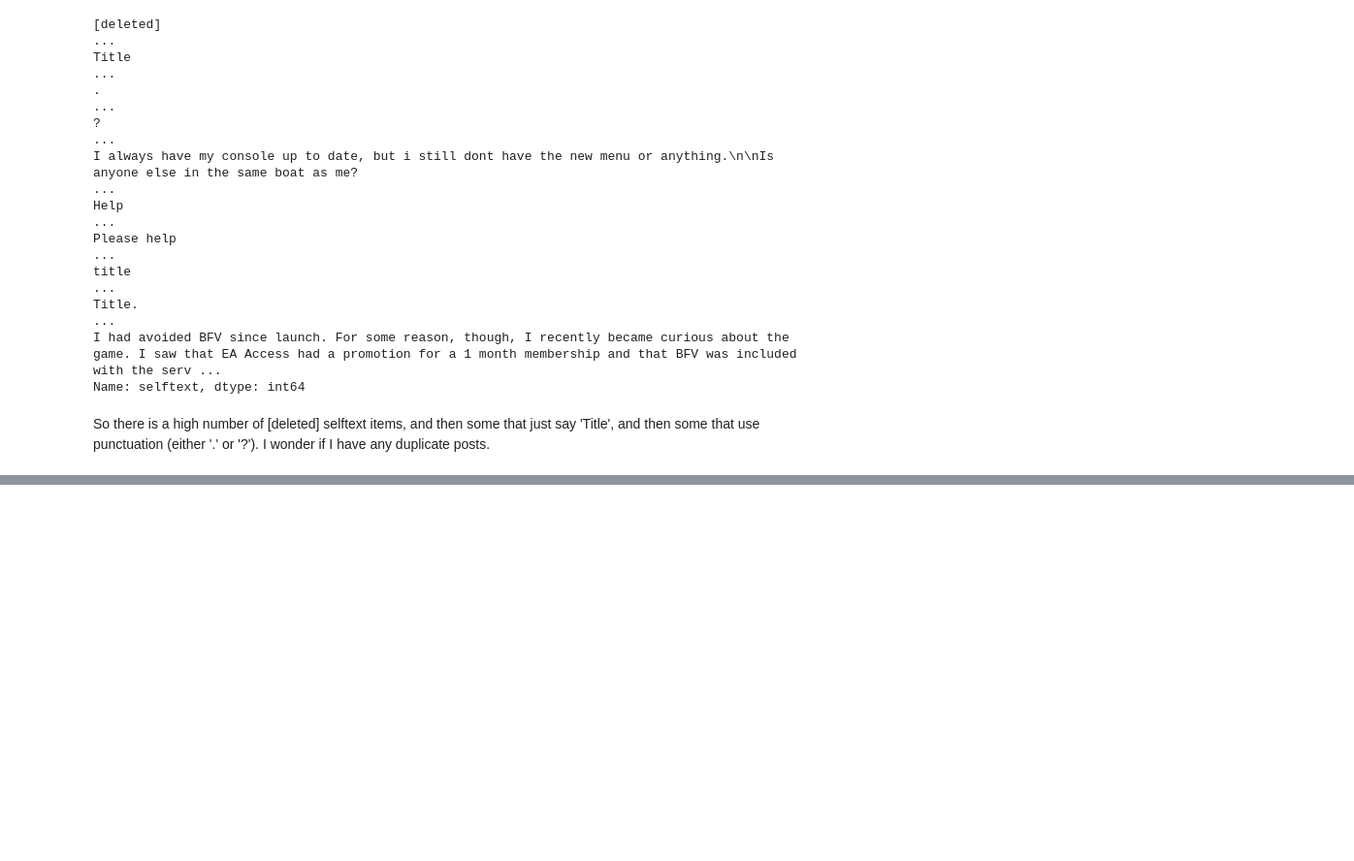
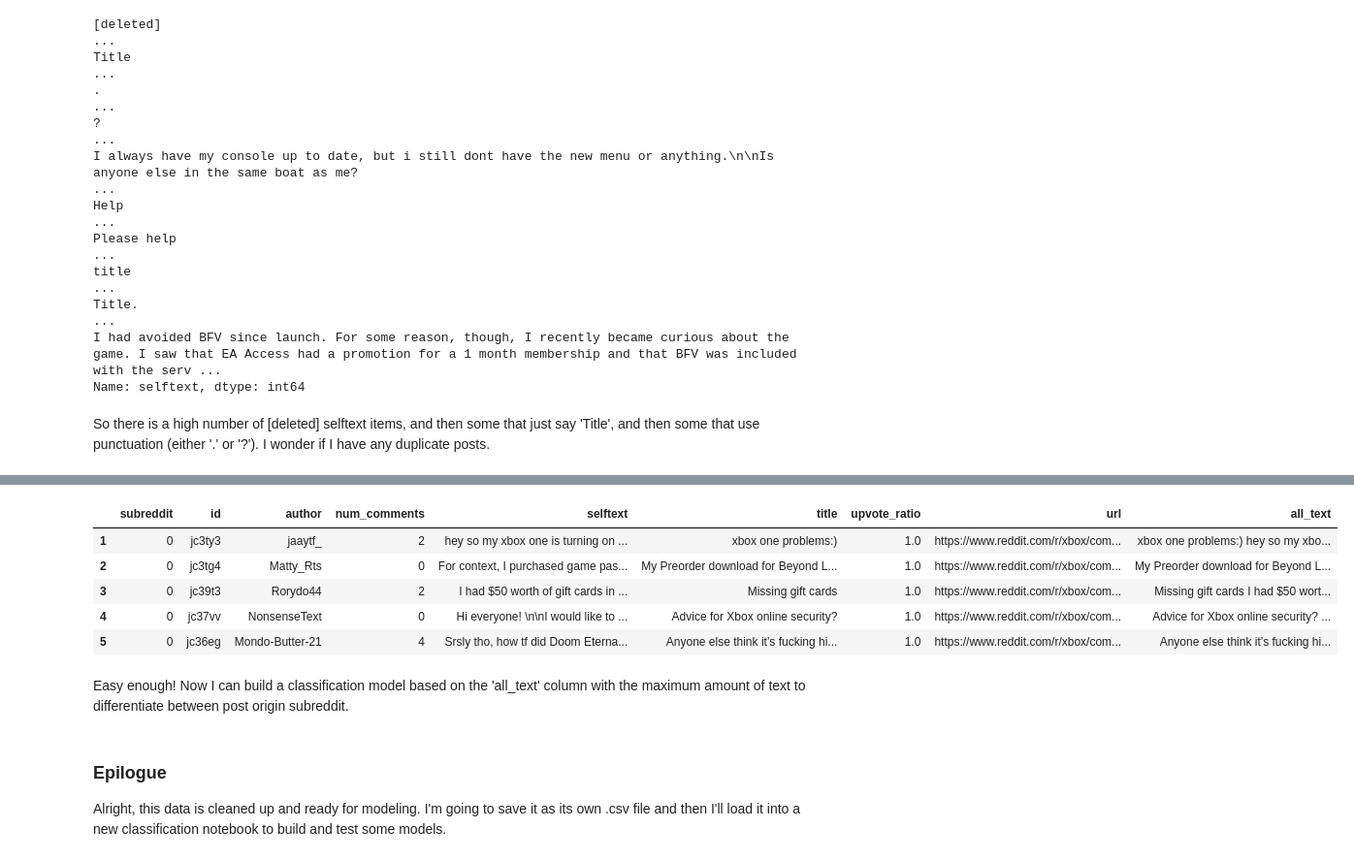
Before and after one commit to griffinwt/Reddit_nlp, a Jupyter notebook: 02_EDA.ipynb, the cells around one changed output, grey strips where cells are left out. Shown at 97% size. Drawn from its saved outputs; the diff is of its cells as text; code cells hidden in the pictures; blank space fills up the shorter version.

Commit message:
started modeling

```diff
--- a/02_EDA.ipynb
+++ b/02_EDA.ipynb
@@ -160,0 +223,4 @@ KeyError: 20026
+# %%
+df = df.copy()
+# %%
+df = df[df['selftext'].map(lambda x: x != '[deleted]')]
@@ -160,0 +252,19 @@ KeyError: 20026
+# %%
+df.fillna('', inplace=True) #replace nan selftext values with empty string
+# %%
+df['all_text'] = df['title'] + ' ' + df['selftext'] #concatenate title and selftext into one string
+# %%
+df.head() #preview
+# %% [output]
+|  | subreddit | id | author | num_comments | selftext | title | upvote_ratio | url | all_text |
+| 1 | 0 | jc3ty3 | jaaytf_ | 2 | hey so my xbox one is turning on ... | xbox one problems:) | 1.0 | https://www.reddit.com/r/xbox/com... | xbox one problems:) hey so my xbo... |
+| 2 | 0 | jc3tg4 | Matty_Rts | 0 | For context, I purchased game pas... | My Preorder download for Beyond L... | 1.0 | https://www.reddit.com/r/xbox/com... | My Preorder download for Beyond L... |
+| 3 | 0 | jc39t3 | Rorydo44 | 2 | I had $50 worth of gift cards in ... | Missing gift cards | 1.0 | https://www.reddit.com/r/xbox/com... | Missing gift cards I had $50 wort... |
+| 4 | 0 | jc37vv | NonsenseText | 0 | Hi everyone! \n\nI would like to ... | Advice for Xbox online security? | 1.0 | https://www.reddit.com/r/xbox/com... | Advice for Xbox online security? ... |
+| 5 | 0 | jc36eg | Mondo-Butter-21 | 4 | Srsly tho, how tf did Doom Eterna... | Anyone else think it’s fucking hi... | 1.0 | https://www.reddit.com/r/xbox/com... | Anyone else think it’s fucking hi... |
+# %% [markdown]
+Easy enough! Now I can build a classification model based on the 'all_text' column with the maximum amount of text to differentiate between post origin subreddit.
+# %% [markdown]
+### Epilogue
+
+Alright, this data is cleaned up and ready for modeling. I'm going to save it as its own .csv file and then I'll load it into a new classification notebook to build and test some models.
```
Also changed, not shown: parts of 32 cells of this notebook, 5 other files.
